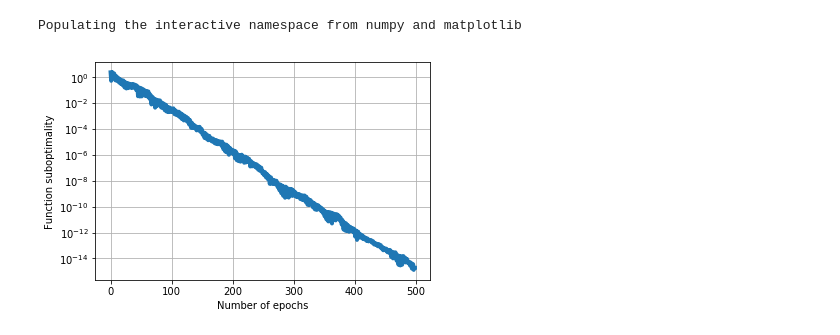
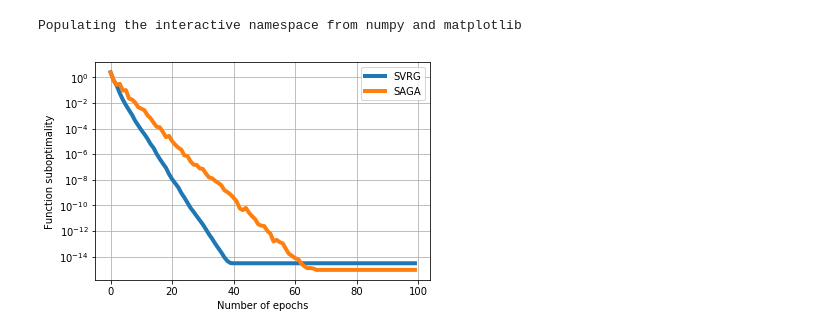
Before and after one commit to fabianp/DSOML_2017, a Jupyter notebook: 04-SVRG_algorithm.ipynb, the cells around one changed output. Saved outputs shown, nothing was run; the diff lists cells and outputs as text; code cells hidden in the pictures.

```diff
--- a/04-SVRG_algorithm.ipynb
+++ b/04-SVRG_algorithm.ipynb
@@ -67,10 +110,15 @@ def grad_jit(theta):
 def partial_grad_jit(theta, i):
     return - A[i] * (b[i] - np.dot(A[i], theta))
 
-def SVRG(A, b, max_iter=500):
+@njit
+def SAGA_jit(A, b, max_iter=100):
 
     # .. initial guess (could be anything) ..
     theta_k = np.zeros(n_features)
+
+    # .. initialization for historial gradients ..
+    old_grad = np.zeros((n_samples, n_features))
+    mean_grad = np.zeros(n_features)
 
     # .. to keep track of the gradient (for plotting purposes) ..
     grad_history = np.ones(max_iter)
@@ -80,9 +128,16 @@ def SVRG(A, b, max_iter=500):
         # .. pick random sample ..
         idx = np.random.randint(0, n_samples)
 
-        # .. compute and apply SVRG update rule ..
-        svrg_update = XXXX
-        theta_k = theta_k - step_size * svrg_update
+        # .. compute saga update rule ..
+        cur_grad = partial_grad_jit(theta_k, idx)
+        saga_update = cur_grad - old_grad[idx] + mean_grad
+        mean_grad += (cur_grad - old_grad[idx]) / n_samples
+
+        # .. make update ..
+        theta_k = theta_k - step_size * saga_update
+
+        # .. save historical gradients ..
+        old_grad[idx] = cur_grad
 
         # .. save gradient (for plotting purposes) every epoch ..
         if i % n_samples == 0:
@@ -90,13 +145,15 @@ def SVRG(A, b, max_iter=500):
 
     return theta_k, grad_history
 
-sol, grad_history = SVRG(A, b)
+sol_jit, grad_history_saga = SAGA_jit(A, b)
 # %%
-plt.plot(grad_history, lw=4)
+plt.plot(grad_history, lw=4, label='SVRG')
+plt.plot(grad_history_saga, lw=4, label='SAGA')
 plt.grid()
+plt.legend()
 plt.yscale('log')
 plt.ylabel('Function suboptimality')
 plt.xlabel('Number of epochs')
 plt.show()
 # %% [output]
-[figure, old version]
+[figure, new version]
```
Also changed, not shown: parts of 1 cell of this notebook, 1 other file.
